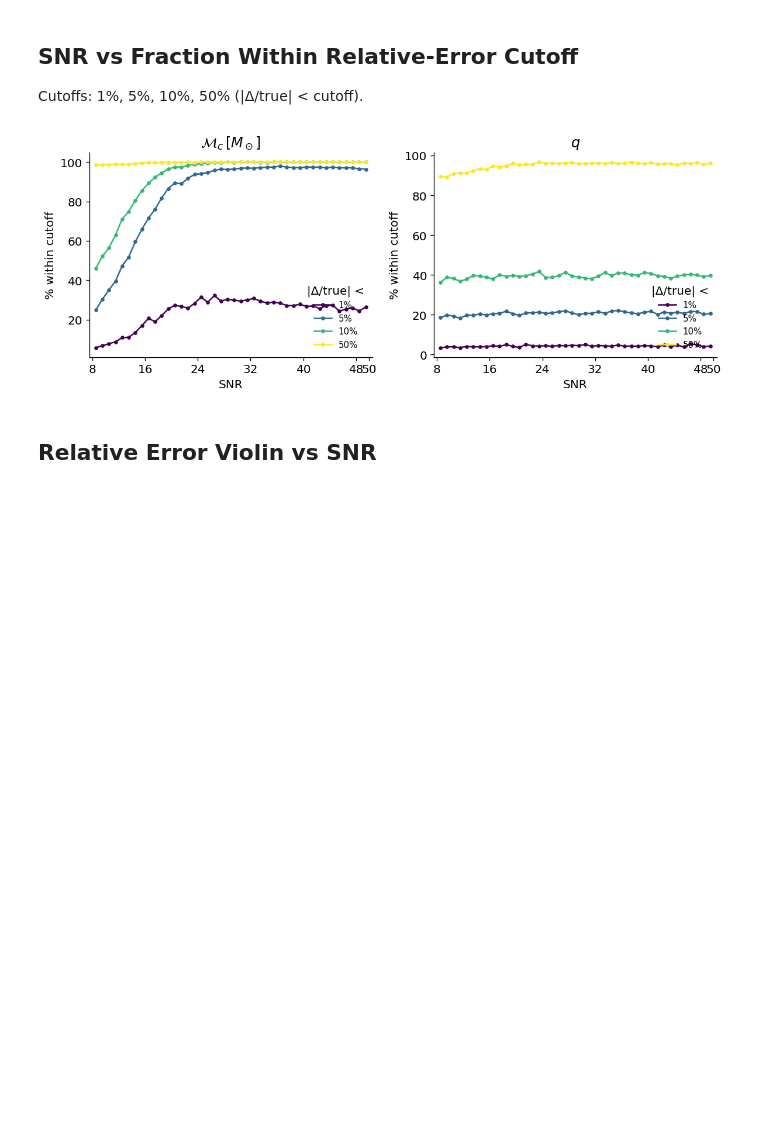
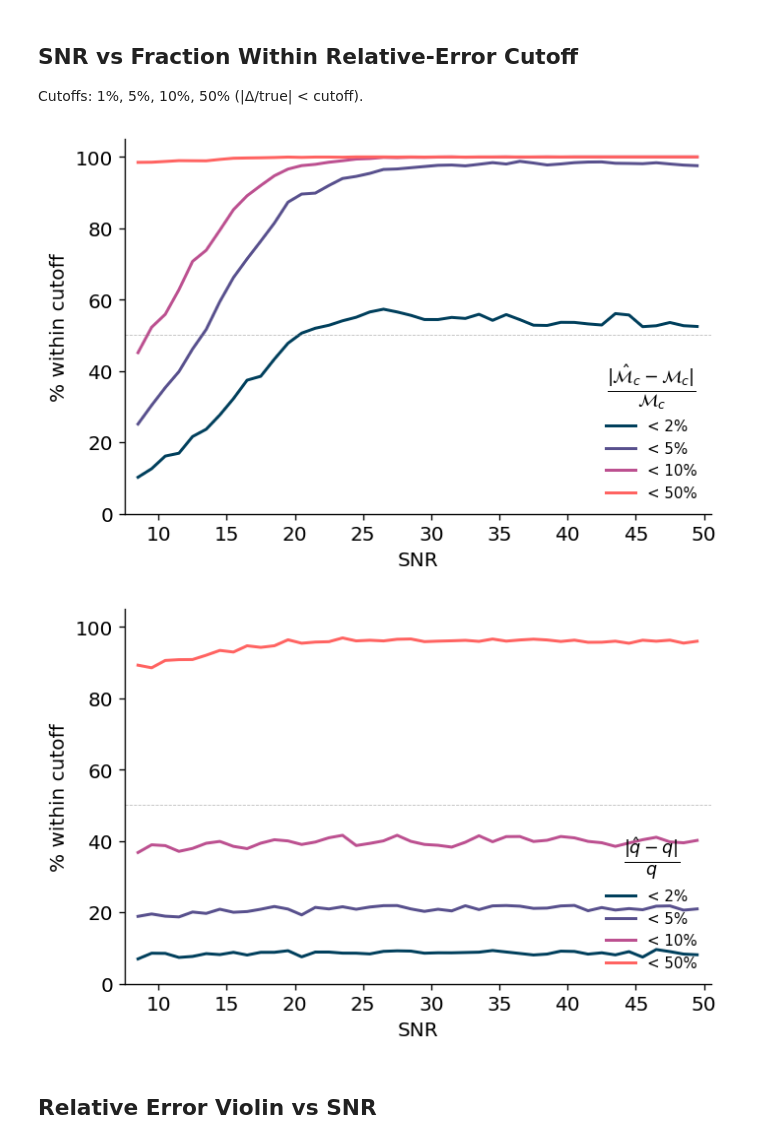
Before and after one commit to kyoon-mit/BNSReg, a Jupyter notebook: 00_AI4GW_TALK/HOW_TO_GET_RESULTS/4_merger_plots.ipynb, the cells around one changed output. Drawn from its saved outputs; the diff is of its cells as text; code cells hidden in the pictures; blank space fills up the shorter version.

```diff
--- a/00_AI4GW_TALK/HOW_TO_GET_RESULTS/4_merger_plots.ipynb
+++ b/00_AI4GW_TALK/HOW_TO_GET_RESULTS/4_merger_plots.ipynb
@@ -1,5 +1,6 @@
 # %%
-CSV_PATH = '/n/holystore01/LABS/iaifi_lab/Lab/kyoon/BNSReg/00_AI4GW_TALK/mass_merger/chirp_mass_ft_FIX_snr_5_50_59-63s_d64_s64_l4/plots/param_est_results.csv'
+CSV_SIG = '/n/holystore01/LABS/iaifi_lab/Lab/kyoon/BNSReg/00_AI4GW_TALK/ZZ_misc_outputs/00_AI4GW_TALK/mass_merger_sig/plots/param_est_results.csv'
+CSV_BKG = '/n/holystore01/LABS/iaifi_lab/Lab/kyoon/BNSReg/00_AI4GW_TALK/ZZ_misc_outputs/00_AI4GW_TALK/mass_merger_bkg/plots/param_est_results.csv'
 # %%
 import math
 import numpy as np
@@ -13,7 +14,7 @@ plt.rcParams.update({
     'figure.dpi': 120,
 })
 
-df = pd.read_csv(CSV_PATH)
+df = pd.read_csv(CSV_SIG)
 print(f'{len(df):,} events  |  columns: {list(df.columns)}')
 
 # ── parse columns automatically ───────────────────────────────────────────────
@@ -140,6 +160,11 @@ else:
 ## Z-Score Histograms
 Ideal: unit Gaussian centred at 0.
 # %%
+ZSCORE_XLABELS = {
+    'chirp_mass': r'$(\hat{\mathcal{M}}_c - \mathcal{M}_c)\,/\,\hat{\sigma}_{\mathcal{M}_c}$',
+    'mass_ratio': r'$(\hat{q} - q)\,/\,\hat{\sigma}_q$',
+}
+
 if zscore_d:
     ncols = min(n, 4); nrows = math.ceil(n / ncols)
     fig, axes = plt.subplots(nrows, ncols, figsize=(5*ncols, 4*nrows), squeeze=False)
@@ -150,8 +175,7 @@ if zscore_d:
             ax.axvline( 0, color='gray', ls='--',     lw=1.0)
             ax.axvline( 1, color='gray', ls='dotted', lw=1.0)
             ax.axvline(-1, color='gray', ls='dotted', lw=1.0)
-            lbl = label(v).strip('$')
-            ax.set_xlabel(rf'$(\hat{{{lbl}}} - {lbl})\,/\,\hat{{\sigma}}_{{{lbl}}}$')
+            ax.set_xlabel(ZSCORE_XLABELS.get(v, v))
             ax.set_ylabel('Counts')
     for ax in axes.flat[n:]: ax.set_visible(False)
     fig.tight_layout()
@@ -168,7 +192,8 @@ if snr is not None:
     snr_centers = 0.5 * (snr_bins[:-1] + snr_bins[1:])
     snr_a, snr_b = int(snr_bins[0]), int(snr_bins[-1])
     step  = max(2, (snr_b - snr_a) // 5)
-    ticks = sorted(set(range(snr_a, snr_b + 1, step)) | {snr_a, snr_b})
+    # ticks = sorted(set(range(snr_a, snr_b + 1, step)) | {snr_a}) #, snr_b})
+    ticks = list(range(5, 51, 5))
 
     ncols = min(n, 4); nrows = math.ceil(n / ncols)
     fig, axes = plt.subplots(nrows, ncols, figsize=(5*ncols, 4*nrows), squeeze=False)
@@ -187,7 +212,7 @@ if snr is not None:
         valid = ~np.isnan(med); sc = snr_centers[valid]
         ax.fill_between(sc, q16[valid], q84[valid], alpha=0.25, color='steelblue', label='68%')
         ax.plot(sc, med[valid], color='steelblue', lw=1.6, label='Median')
-        ax.plot(sc, mae[valid], color='tomato',    lw=1.2, ls='--', label='MAE')
+        # ax.plot(sc, mae[valid], color='tomato',    lw=1.2, ls='--', label='MAE')
         ax.axhline(0, color='gray', lw=0.8, ls=':')
         ax.set_xlabel('SNR'); ax.set_ylabel(r'$\Delta$' + label(v))
         ax.legend(frameon=False, fontsize=9)
@@ -204,35 +309,45 @@ else:
 Cutoffs: 1%, 5%, 10%, 50%  (|Δ/true| < cutoff).
 # %%
 if snr is not None:
-    CUTS = [0.01, 0.05, 0.10, 0.50]
-    CLRS = [plt.cm.viridis(j / (len(CUTS) - 1)) for j in range(len(CUTS))]
+    CUTS = [0.02, 0.05, 0.10, 0.50]
+    CLRS = ['#003f5c', '#58508d', '#bc5090', '#ff6361']
 
-    ncols = min(n, 4); nrows = math.ceil(n / ncols)
-    fig, axes = plt.subplots(nrows, ncols, figsize=(5*ncols, 4*nrows), squeeze=False)
-    for ax, v in zip(axes.flat, vars_):
+    LEGEND_TITLES = {
+        'chirp_mass': r'$\frac{|\hat{\mathcal{M}}_c - \mathcal{M}_c|}{\mathcal{M}_c}$',
+        'mass_ratio': r'$\frac{|\hat{q} - q|}{q}$',
+    }
+
+    for v in vars_:
         res     = residual_d[v]
         denom   = np.where(np.abs(true_d[v]) > 1e-8, np.abs(true_d[v]), 1.0)
-        rel_err = np.abs(res / denom)
+        rel_err = res / denom
+
+        fig, ax = plt.subplots(figsize=(6, 4))
         for cut, clr in zip(CUTS, CLRS):
             frac = np.full(len(snr_centers), np.nan)
             for i, (lo, hi) in enumerate(zip(snr_bins[:-1], snr_bins[1:])):
                 m = (snr >= lo) & (snr < hi)
                 if m.sum() > 0:
-                    frac[i] = 100.0 * (rel_err[m] < cut).mean()
+                    frac[i] = 100.0 * (np.abs(rel_err[m]) < cut).mean()
             valid = ~np.isnan(frac)
-            ax.plot(snr_centers[valid], frac[valid], marker='o', ms=3,
-                    color=clr, label=f'{int(cut*100)}%')
-        ax.set_xlabel('SNR'); ax.set_ylabel('% within cutoff')
-        ax.set_title(label(v))
-        ax.legend(frameon=False, fontsize=9, title='|Δ/true| <', loc='lower right')
-        ax.set_xticks(ticks); ax.set_xlim(snr_a - 0.5, snr_b + 0.5)
-    for ax in axes.flat[n:]: ax.set_visible(False)
-    fig.tight_layout()
-    plt.show()
+            ax.plot(snr_centers[valid], frac[valid], lw=1.8,
+                    color=clr, label=f'< {int(cut*100)}%')
+        ax.set_xlabel('SNR')
+        ax.set_ylabel('% within cutoff')
+        ax.axhline(50, color='gray', ls='--', lw=0.5, alpha=0.5)
+        ax.legend(frameon=False, fontsize=9, title_fontsize=15,
+                  title=LEGEND_TITLES.get(v, r'$\frac{|(\mathrm{pred}-\mathrm{true})|}/{\mathrm{true}}$'),
+                  loc='lower right')
+        ax.set_xticks(ticks)
+        ax.set_xlim(snr_a - 0.5, snr_b + 0.5)
+        ax.set_ylim(0, 105)
+        fig.tight_layout()
+        plt.show()
 else:
     print('No SNR column in CSV.')
 # %% [output]
-[figure, old version]
+[figure, new version]
+[figure, added]
 # %% [markdown]
 ## Relative Error Violin vs SNR
 # %%
```
Also changed, not shown: parts of 15 cells of this notebook, 37 other files.
